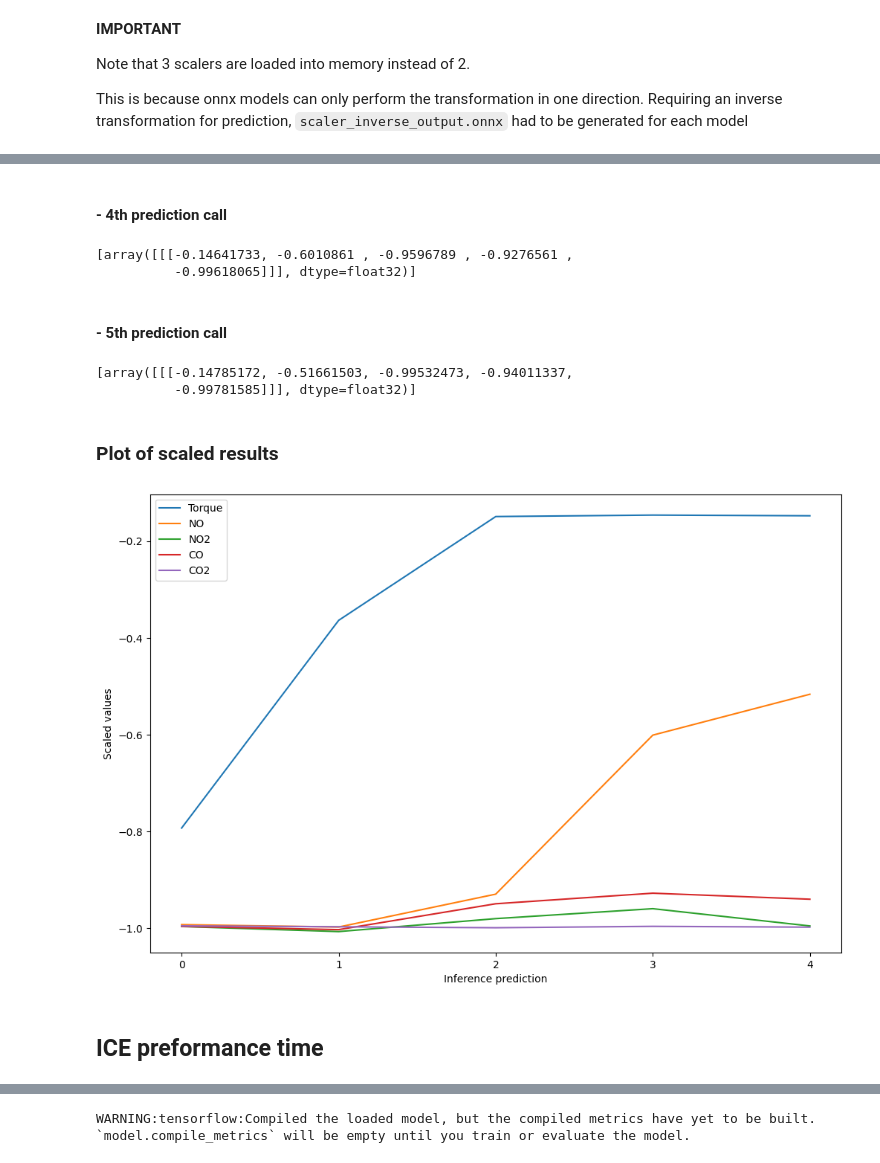
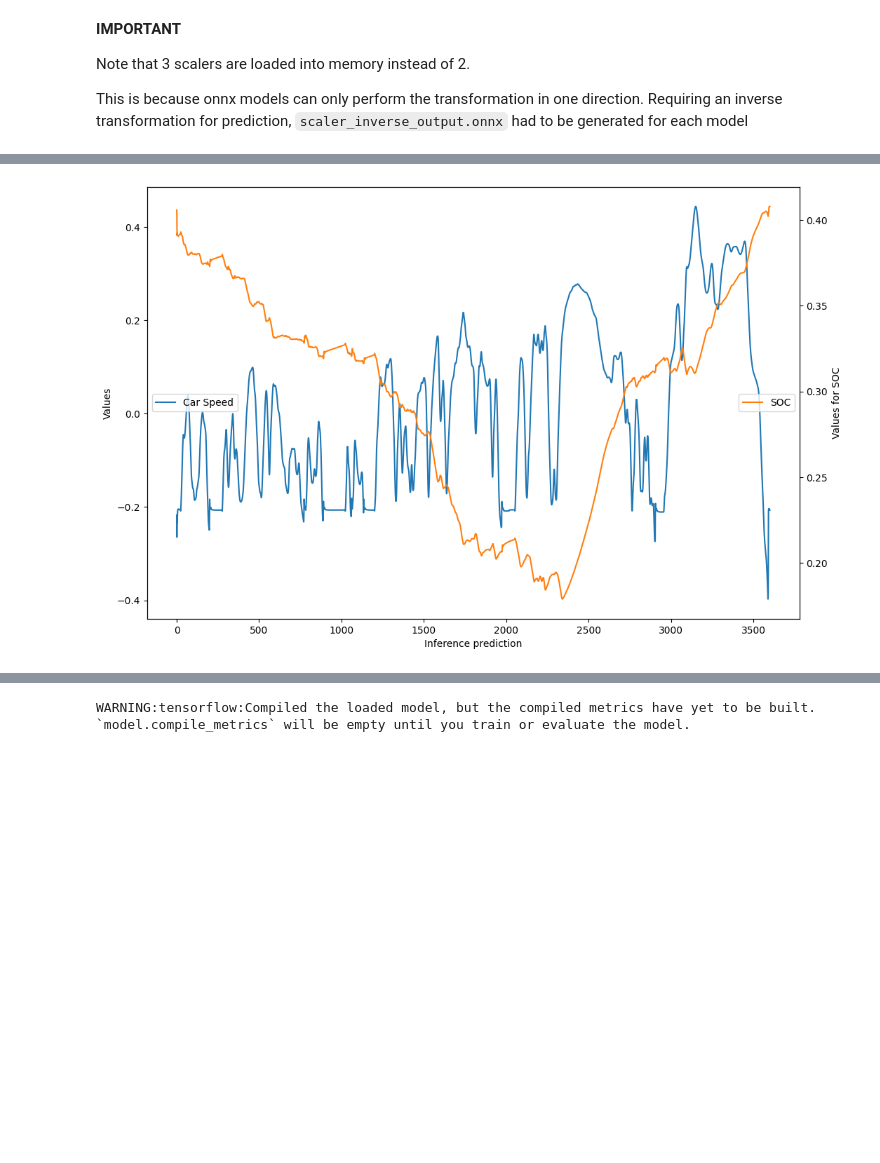
Before and after one commit to nikilong2000/rl_emission_reduction, a Jupyter notebook: controller_for_ICE_PG/SHARE/comparing_tf_and_onnx.ipynb, the cells around one changed output, grey strips where cells are left out. Drawn from its saved outputs; the diff is of its cells as text; code cells hidden in the pictures; blank space fills up the shorter version.

Commit message:
checkpoint for double checking why comparing_tf_and_onnx.ipynb and rl_loop_simulations are giving different results…

```diff
--- a/controller_for_ICE_PG/SHARE/comparing_tf_and_onnx.ipynb
+++ b/controller_for_ICE_PG/SHARE/comparing_tf_and_onnx.ipynb
@@ -125,0 +329,24 @@ PGinput.loc[PGinput['ICE_Speed_soll_rpm'] < 900] = 0
+# %%
+SOC_ini = 0.7
+velocity_ini = 0
+
+y_initial_pg = np.array([[velocity_ini, SOC_ini]], dtype='float32')
+y_scaled_initial_pg = PGscaler_out.transform(y_initial_pg)[0].reshape((1,1,2))
+# %%
+y_predict_scaled_list = [] # Reset for PG
+PG.reset_states()
+
+print("Running PG ONNX Inference Loop...")
+for i in range(len(x_pg_all)):
+    # 1. Scale Input
+    x_step = x_pg_all[i].reshape(1, -1)
+    x_scaled = PGscaler_in.transform(x_step)[0].reshape(1, 1, 4)
+
+    # 2. Predict
+    y_predict_scaled = PG([x_scaled, y_scaled_initial_pg])
+
+    # 3. Store
+    y_predict_scaled_list.append(y_predict_scaled[0][0][0])
+
+print("PG ONNX Inference Complete.")
+y_predict_scaled_list = np.array(y_predict_scaled_list)
@@ -200,41 +363,25 @@ y_predict_scaled
-# %% [markdown]
-#### - 4th prediction call
-# %%
-y_predict_scaled = ICE([x_scaled, y_scaled_ini])
-y_predict_scaled_list.append(y_predict_scaled[0][0][0])
-y_predict_scaled
-# %% [output]
-[array([[[-0.14641733, -0.6010861 , -0.9596789 , -0.9276561 ,
-          -0.99618065]]], dtype=float32)]
-# %% [markdown]
-#### - 5th prediction call
-# %%
-y_predict_scaled = ICE([x_scaled, y_scaled_ini])
-y_predict_scaled_list.append(y_predict_scaled[0][0][0])
-y_predict_scaled
-# %% [output]
-[array([[[-0.14785172, -0.51661503, -0.99532473, -0.94011337,
-          -0.99781585]]], dtype=float32)]
-# %% [markdown]
-### Plot of scaled results
 # %%
 plot_data = np.array(y_predict_scaled_list)
 preds, plot_vars = plot_data.shape
 
-labels = ['Torque', 'NO', 'NO2', 'CO', 'CO2']
+labels = ['Car Speed', 'SOC']
 
 _, ax = plt.subplots(figsize=(12,8))
+ax2 = ax.twinx()
+
 for var in range(plot_vars):
-    ax.plot(plot_data[:,var], label=labels[var])
+    if var == 0:
+        ax.plot(plot_data[:,var], label=labels[var], c=f'C{var}')
+    else:
+        ax2.plot(plot_data[:,var], label=labels[var], c=f'C{var}')
 
-ax.set_xticks(range(plot_vars))
+ax.set_ylabel('Values')
+ax.set_xlabel('Inference prediction')
+ax.legend(loc='center left')
 
-ax.set_ylabel('Scaled values')
-ax.set_xlabel('Inference prediction')
-ax.legend()
+ax2.set_ylabel('Values for SOC')
+ax2.legend(loc='center right')
 
 plt.show()
 # %% [output]
-[figure, old version]
+[figure, new version]
-# %% [markdown]
-## ICE preformance time
```
Also changed, not shown: parts of 137 cells of this notebook, 2 other files.
